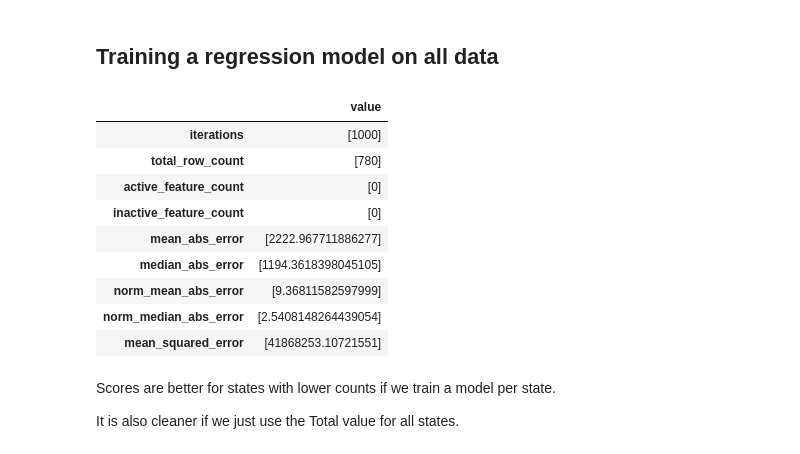
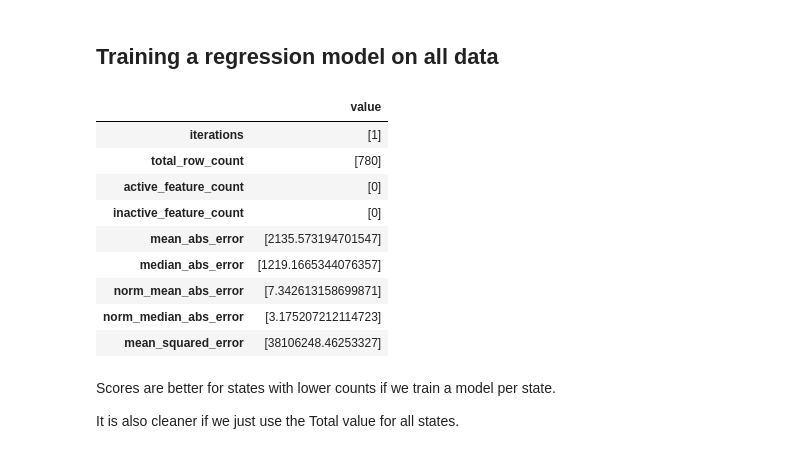
Before and after one commit to armakuni/mlops-workshop, a Jupyter notebook: notebooks/eda.ipynb, the cells around one changed output. Cells and saved outputs as stored; diff of their text form; code cells hidden in the pictures.

```diff
--- a/notebooks/eda.ipynb
+++ b/notebooks/eda.ipynb
@@ -77,28 +77,31 @@ dtype: float64
 # %% [markdown]
 ## Training a regression model on all data
 # %%
+from mlwrap.algorithms import get_sklearn_linear_model
 from mlwrap.config import MLConfig, TrainingResults
 from mlwrap.enums import ProblemType
 from mlwrap import runners, scores
 
 df_train = df_total
+problem_type = ProblemType.Regression
 config = MLConfig(
-                problem_type=ProblemType.Regression,
+                problem_type=problem_type,
                 model_feature_id="Total",
+                algorithm=get_sklearn_linear_model(problem_type)
             )
 results = runners.train(config, df_train)
 scores.print_scores(results.scores)
 # %% [output]
 |  | value |
-| iterations | [1000] |
+| iterations | [1] |
 | total_row_count | [780] |
 | active_feature_count | [0] |
 | inactive_feature_count | [0] |
-| mean_abs_error | [2222.967711886277] |
-| median_abs_error | [1194.3618398045105] |
-| norm_mean_abs_error | [9.36811582597999] |
-| norm_median_abs_error | [2.5408148264439054] |
-| mean_squared_error | [41868253.10721551] |
+| mean_abs_error | [2135.573194701547] |
+| median_abs_error | [1219.1665344076357] |
+| norm_mean_abs_error | [7.342613158699871] |
+| norm_median_abs_error | [3.175207212114723] |
+| mean_squared_error | [38106248.46253327] |
 # %% [markdown]
 Scores are better for states with lower counts if we train a model per state.
 
```
Also changed, not shown: parts of 35 cells of this notebook, 3 other files.
